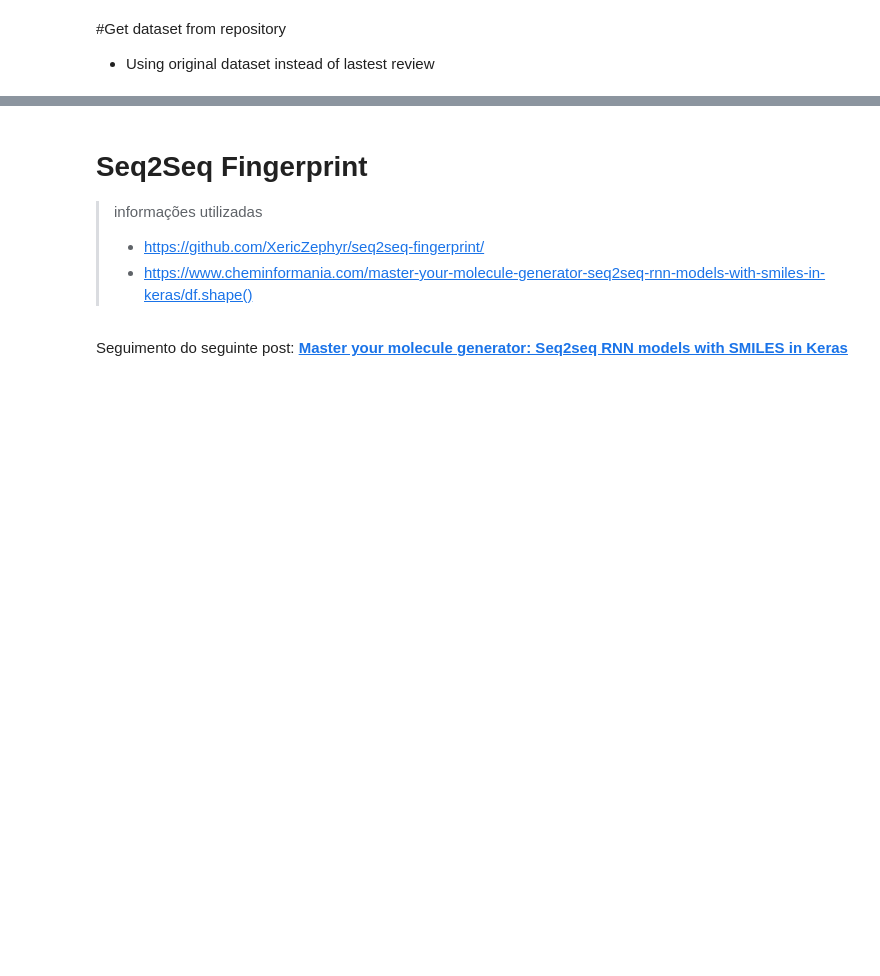
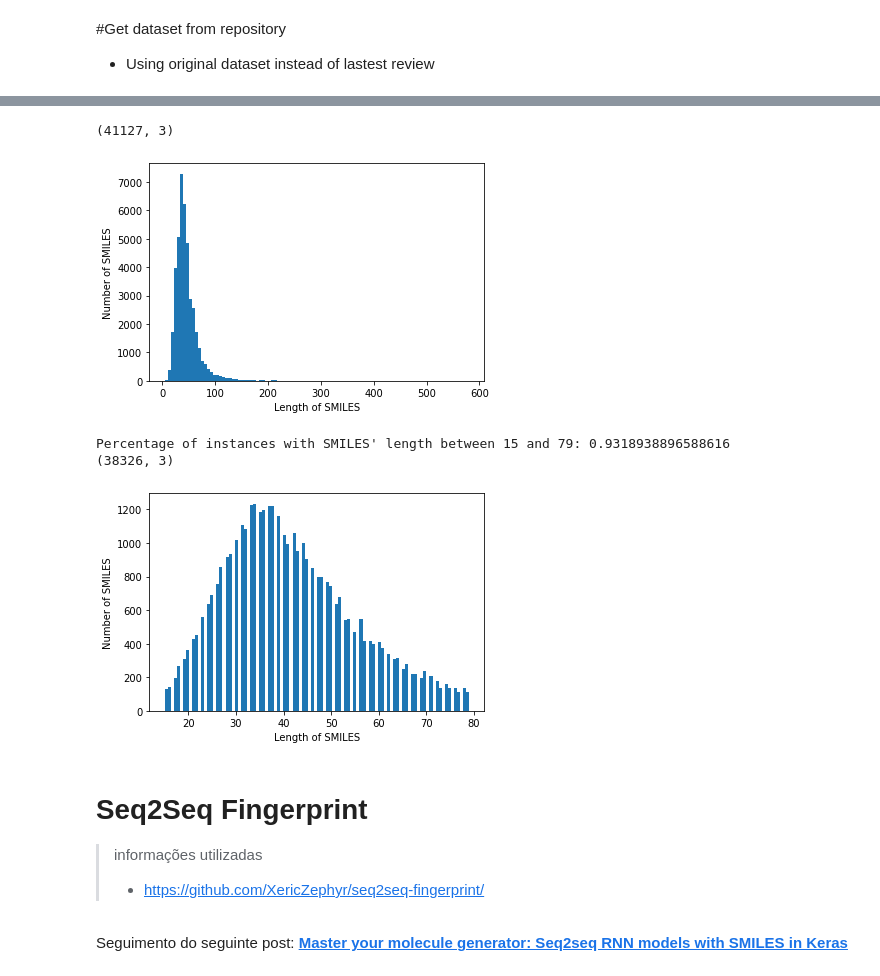
Before and after one commit to BioSystemsUM/DeepMol, a Jupyter notebook: src/Seq2Seq_Tests/Seq2Seq.ipynb, the cells around one changed output, grey strips where cells are left out. Saved outputs shown, nothing was run; the diff lists cells and outputs as text; code cells hidden in the pictures; blank space fills up the shorter version.

```diff
--- a/src/Seq2Seq_Tests/Seq2Seq.ipynb
+++ b/src/Seq2Seq_Tests/Seq2Seq.ipynb
@@ -77,9 +88,17 @@ df = Cut_Range_of_Smiles(df,False,True,smiles_lengths)
+# %%
+df = get_data_From_GitHub(None,None)
+df = cut_Smile(df,15,79)
+# %% [output]
+(41127, 3)
+[figure, added]
+Percentage of instances with SMILES' length between 15 and 79: 0.9318938896588616
+(38326, 3)
+[figure, added]
 # %% [markdown]
 
 # Seq2Seq Fingerprint
 > informações utilizadas
 > - https://github.com/XericZephyr/seq2seq-fingerprint/
-> - https://www.cheminformania.com/master-your-molecule-generator-seq2seq-rnn-models-with-smiles-in-keras/df.shape()
 # %% [markdown]
 Seguimento do seguinte post: [**Master your molecule generator: Seq2seq RNN models with SMILES in Keras** ](https://www.cheminformania.com/master-your-molecule-generator-seq2seq-rnn-models-with-smiles-in-keras/)
 # %%
```
Also changed, not shown: parts of 26 cells of this notebook.
